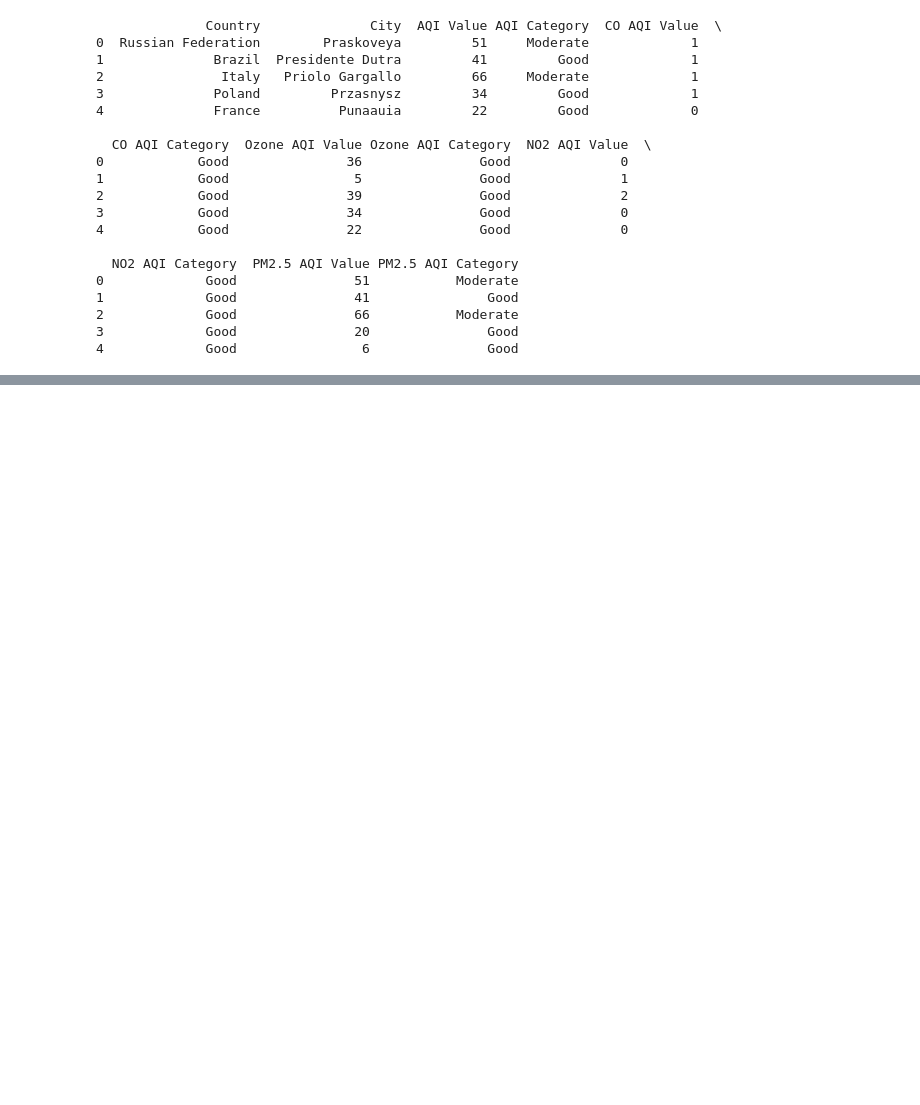
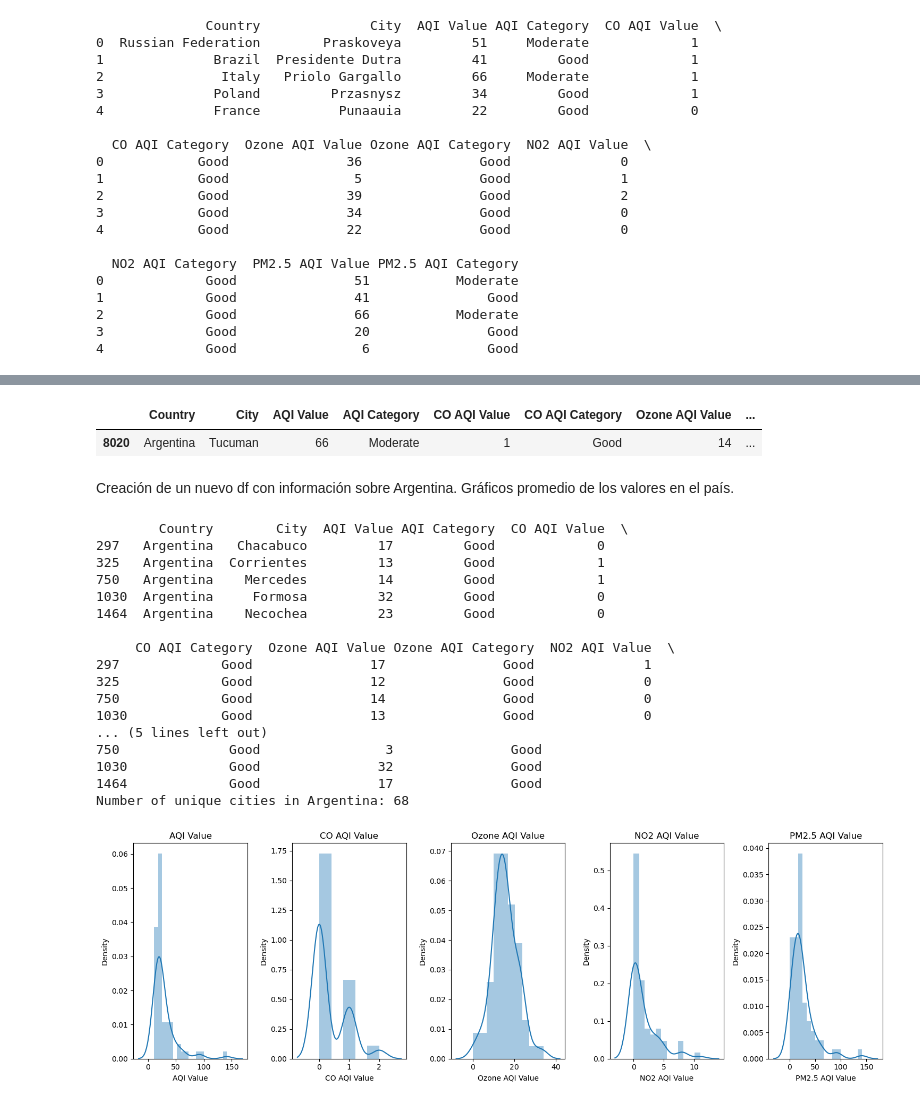
Before and after one commit to adolfo85/airpolution, a Jupyter notebook: notebooks/airPolution.ipynb, the cells around one changed output, grey strips where cells are left out. Drawn from its saved outputs; the diff is of its cells as text; code cells hidden in the pictures; blank space fills up the shorter version.

```diff
--- a/notebooks/airPolution.ipynb
+++ b/notebooks/airPolution.ipynb
@@ -40,0 +90,48 @@ print(df.head())
+# %%
+df[df['City']=='Tucuman']
+# %% [output]
+|  | Country | City | AQI Value | AQI Category | CO AQI Value | CO AQI Category | Ozone AQI Value | ... |
+| 8020 | Argentina | Tucuman | 66 | Moderate | 1 | Good | 14 | ... |
+# %% [markdown]
+Creación de un nuevo df con información sobre Argentina. Gráficos promedio de los valores en el país.
+# %%
+# Filter the DataFrame to include only data for Argentina
+df_argentina = df[df['Country'] == 'Argentina']
+
+# Display the first few rows of the filtered DataFrame
+print(df_argentina.head())
+
+# Get the number of unique cities in Argentina
+num_unique_cities_argentina = df_argentina['City'].nunique()
+print("Number of unique cities in Argentina:", num_unique_cities_argentina)
+
+# Create a displot for each feature in the filtered DataFrame
+col = ['AQI Value', 'CO AQI Value', 'Ozone AQI Value', 'NO2 AQI Value', 'PM2.5 AQI Value']
+fig = plt.figure(figsize=(15, 5))
+
+for i in range(len(col)):
+    plt.subplot(1, 5, i + 1)
+    plt.title(col[i])
+    sns.distplot(df_argentina[col[i]])
+
+plt.tight_layout()
+plt.show()
+# %% [output]
+        Country        City  AQI Value AQI Category  CO AQI Value  \
+297   Argentina   Chacabuco         17         Good             0
+325   Argentina  Corrientes         13         Good             1
+750   Argentina    Mercedes         14         Good             1
+1030  Argentina     Formosa         32         Good             0
+1464  Argentina    Necochea         23         Good             0
+
+     CO AQI Category  Ozone AQI Value Ozone AQI Category  NO2 AQI Value  \
+297             Good               17               Good              1
+325             Good               12               Good              0
+750             Good               14               Good              0
+1030            Good               13               Good              0
+... (5 lines left out)
+750              Good                3               Good
+1030             Good               32               Good
+1464             Good               17               Good
+Number of unique cities in Argentina: 68
+[figure, added]
```
Also changed, not shown: parts of 22 cells of this notebook.
